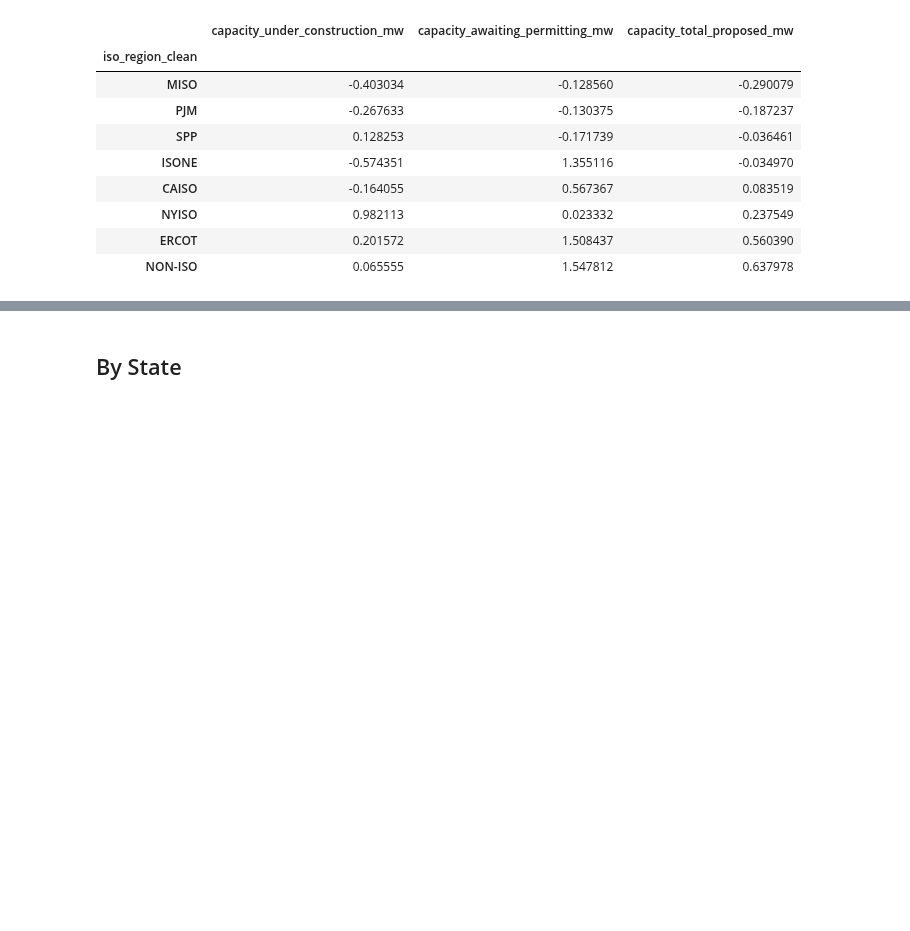
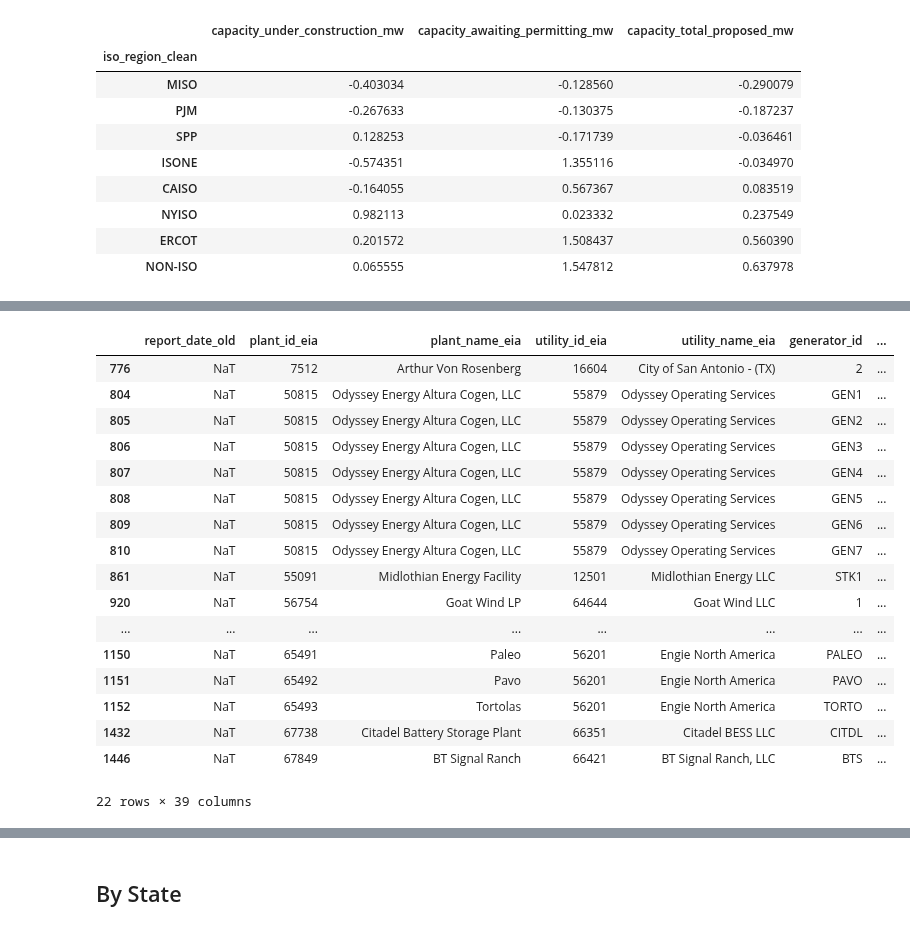
Before and after one commit to deployment-gap-model-education-fund/deployment-gap-model, a Jupyter notebook: notebooks/data_updates/eia860m_acp/data_mart.county_concrete_mw.ipynb, the cells around one changed output, grey strips where cells are left out. Saved outputs shown, nothing was run; the diff lists cells and outputs as text; code cells hidden in the pictures; blank space fills up the shorter version.

```diff
--- a/notebooks/data_updates/eia860m_acp/data_mart.county_concrete_mw.ipynb
+++ b/notebooks/data_updates/eia860m_acp/data_mart.county_concrete_mw.ipynb
@@ -123,0 +132,6 @@ capacity_by_iso_region_pct_change.sort_values(by="capacity_total_proposed_mw")
+# %%
+# Note that this requires comparing old and new results of the query `eia860m_current.sql`
+# Until this has been added as an intermediate table, it can be saved as a parquet manually and compared
+
+eia_old = pd.read_parquet("eia860m_current_old.parquet")
+eia_new = pd.read_parquet("eia860m_current_new.parquet")
@@ -123,0 +148,3 @@ capacity_by_iso_region_pct_change.sort_values(by="capacity_total_proposed_mw")
+# %%
+eia_old['iso_region_clean'] = eia_old['iso_region'].mask(~eia_old["iso_region"].isin(GS_REGIONS), other="NON-ISO")
+eia_new['iso_region_clean'] = eia_new['iso_region'].mask(~eia_new["iso_region"].isin(GS_REGIONS), other="NON-ISO")
@@ -123,0 +247,22 @@ capacity_by_iso_region_pct_change.sort_values(by="capacity_total_proposed_mw")
+# %%
+eia_combined = pd.merge(
+    eia_old,
+    eia_new[
+        ['report_date',
+         'plant_id_eia',
+         'plant_name_eia',
+         'generator_id',
+         'utility_id_eia',
+         'utility_name_eia',
+         'iso_region_clean',
+         'capacity_mw',
+         'current_planned_generator_operating_date',
+         'operational_status_code',
+         'operational_status_category',
+         'raw_operational_status_code',
+        ]
+    ],
+    on=["plant_id_eia", "plant_name_eia", "generator_id",'utility_id_eia', 'utility_name_eia' , "iso_region_clean"],
+    how="outer",
+    suffixes=("_old", "_new"),
+)
@@ -123,0 +389,25 @@ capacity_by_iso_region_pct_change.sort_values(by="capacity_total_proposed_mw")
+# %%
+eia_combined.query(
+    "iso_region_clean == 'ERCOT' " \
+    "and operational_status_code_old.isnull() " \
+    "and raw_operational_status_code_new == 'OP' " \
+)
+# %% [output]
+|  | report_date_old | plant_id_eia | plant_name_eia | utility_id_eia | utility_name_eia | generator_id | ... |
+| 776 | NaT | 7512 | Arthur Von Rosenberg | 16604 | City of San Antonio - (TX) | 2 | ... |
+| 804 | NaT | 50815 | Odyssey Energy Altura Cogen, LLC | 55879 | Odyssey Operating Services | GEN1 | ... |
+| 805 | NaT | 50815 | Odyssey Energy Altura Cogen, LLC | 55879 | Odyssey Operating Services | GEN2 | ... |
+| 806 | NaT | 50815 | Odyssey Energy Altura Cogen, LLC | 55879 | Odyssey Operating Services | GEN3 | ... |
+| 807 | NaT | 50815 | Odyssey Energy Altura Cogen, LLC | 55879 | Odyssey Operating Services | GEN4 | ... |
+| 808 | NaT | 50815 | Odyssey Energy Altura Cogen, LLC | 55879 | Odyssey Operating Services | GEN5 | ... |
+| 809 | NaT | 50815 | Odyssey Energy Altura Cogen, LLC | 55879 | Odyssey Operating Services | GEN6 | ... |
+| 810 | NaT | 50815 | Odyssey Energy Altura Cogen, LLC | 55879 | Odyssey Operating Services | GEN7 | ... |
+| 861 | NaT | 55091 | Midlothian Energy Facility | 12501 | Midlothian Energy LLC | STK1 | ... |
+| 920 | NaT | 56754 | Goat Wind LP | 64644 | Goat Wind LLC | 1 | ... |
+| ... | ... | ... | ... | ... | ... | ... | ... |
+| 1150 | NaT | 65491 | Paleo | 56201 | Engie North America | PALEO | ... |
+| 1151 | NaT | 65492 | Pavo | 56201 | Engie North America | PAVO | ... |
+| 1152 | NaT | 65493 | Tortolas | 56201 | Engie North America | TORTO | ... |
+| 1432 | NaT | 67738 | Citadel Battery Storage Plant | 66351 | Citadel BESS LLC | CITDL | ... |
+| 1446 | NaT | 67849 | BT Signal Ranch | 66421 | BT Signal Ranch, LLC | BTS | ... |
+22 rows × 39 columns
```
Also changed, not shown: parts of 26 cells of this notebook.
